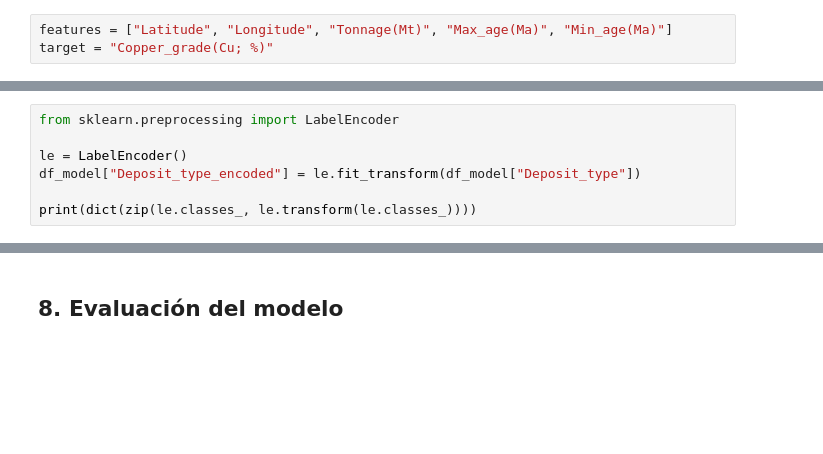
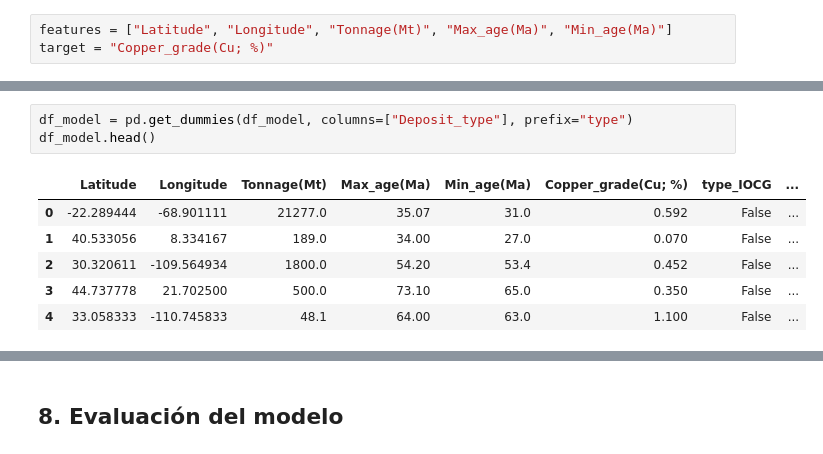
Before and after one commit to AlexanderTejada/copper-grade-estimation, a Jupyter notebook: notebooks/ver_excel.ipynb, the cells around one changed output, grey strips where cells are left out. Cells and saved outputs as stored; diff of their text form; blank space fills up the shorter version.

```diff
--- a/notebooks/ver_excel.ipynb
+++ b/notebooks/ver_excel.ipynb
@@ -131,7 +156,10 @@ print(df_model.isnull().sum())
 # %%
-from sklearn.preprocessing import LabelEncoder
-
-le = LabelEncoder()
-df_model["Deposit_type_encoded"] = le.fit_transform(df_model["Deposit_type"])
-
-print(dict(zip(le.classes_, le.transform(le.classes_))))
+df_model = pd.get_dummies(df_model, columns=["Deposit_type"], prefix="type")
+df_model.head()
+# %% [output]
+|  | Latitude | Longitude | Tonnage(Mt) | Max_age(Ma) | Min_age(Ma) | Copper_grade(Cu; %) | type_IOCG | ... |
+| 0 | -22.289444 | -68.901111 | 21277.0 | 35.07 | 31.0 | 0.592 | False | ... |
+| 1 | 40.533056 | 8.334167 | 189.0 | 34.00 | 27.0 | 0.070 | False | ... |
+| 2 | 30.320611 | -109.564934 | 1800.0 | 54.20 | 53.4 | 0.452 | False | ... |
+| 3 | 44.737778 | 21.702500 | 500.0 | 73.10 | 65.0 | 0.350 | False | ... |
+| 4 | 33.058333 | -110.745833 | 48.1 | 64.00 | 63.0 | 1.100 | False | ... |
```
Also changed, not shown: parts of 23 cells of this notebook, 22 other files.
